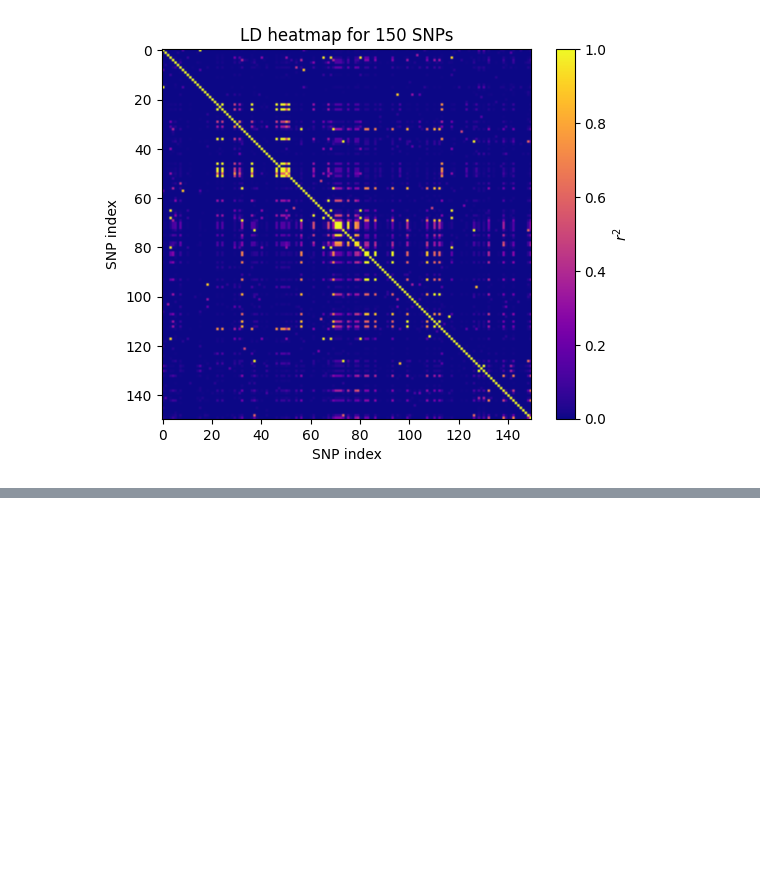
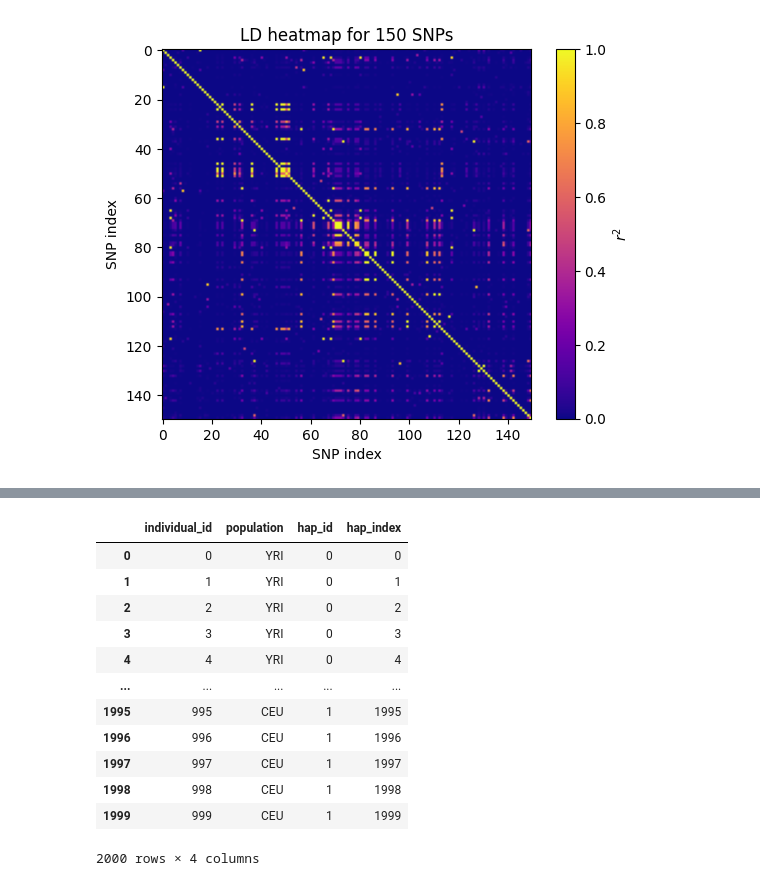
Before and after one commit to ak1376/PRS_Portability, a Jupyter notebook: notebooks/check_results_vae.ipynb, the cells around one changed output, grey strips where cells are left out. Drawn from its saved outputs; the diff is of its cells as text; code cells hidden in the pictures; blank space fills up the shorter version.

```diff
--- a/notebooks/check_results_vae.ipynb
+++ b/notebooks/check_results_vae.ipynb
@@ -123,0 +108,16 @@ plt.show()
+# %%
+hap_meta
+# %% [output]
+|  | individual_id | population | hap_id | hap_index |
+| 0 | 0 | YRI | 0 | 0 |
+| 1 | 1 | YRI | 0 | 1 |
+| 2 | 2 | YRI | 0 | 2 |
+| 3 | 3 | YRI | 0 | 3 |
+| 4 | 4 | YRI | 0 | 4 |
+| ... | ... | ... | ... | ... |
+| 1995 | 995 | CEU | 1 | 1995 |
+| 1996 | 996 | CEU | 1 | 1996 |
+| 1997 | 997 | CEU | 1 | 1997 |
+| 1998 | 998 | CEU | 1 | 1998 |
+| 1999 | 999 | CEU | 1 | 1999 |
+2000 rows × 4 columns
```
Also changed, not shown: parts of 10 cells of this notebook, 11 other files.
